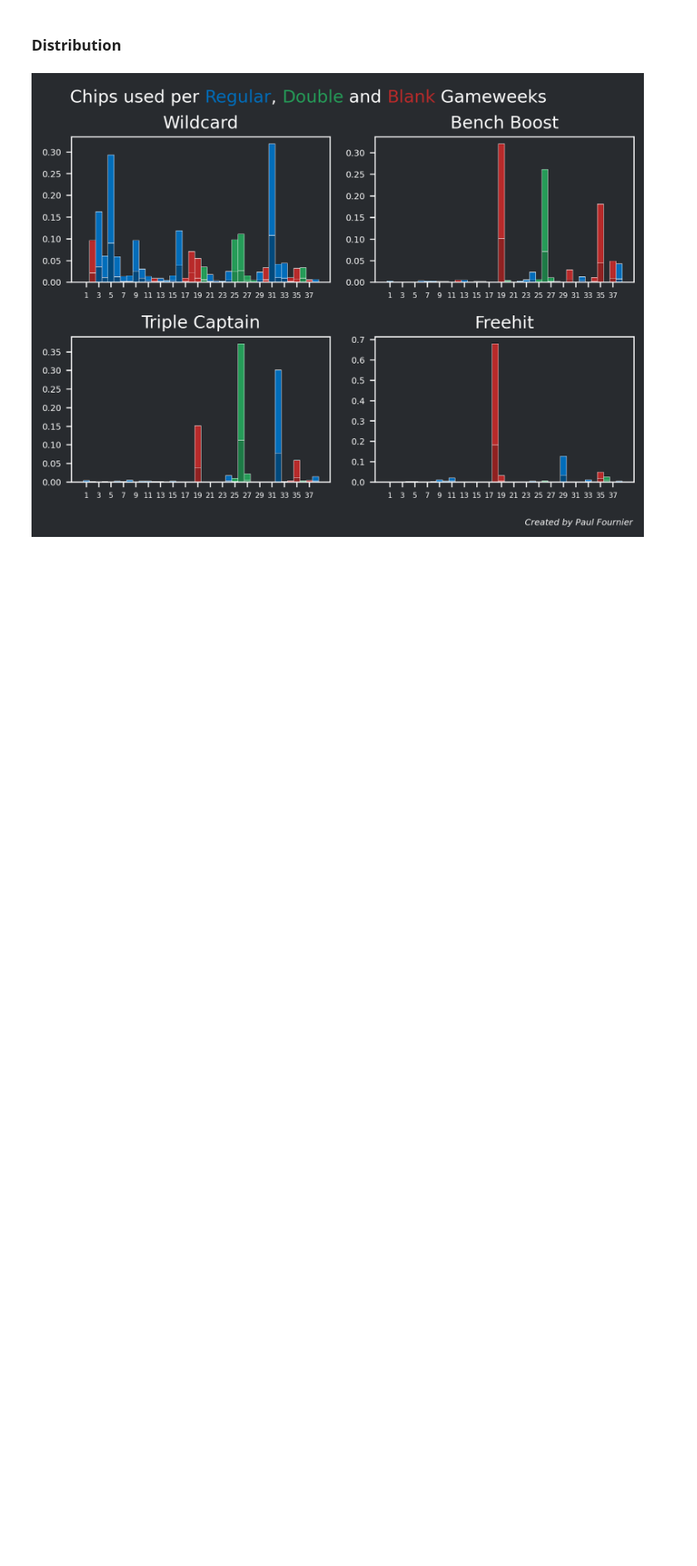
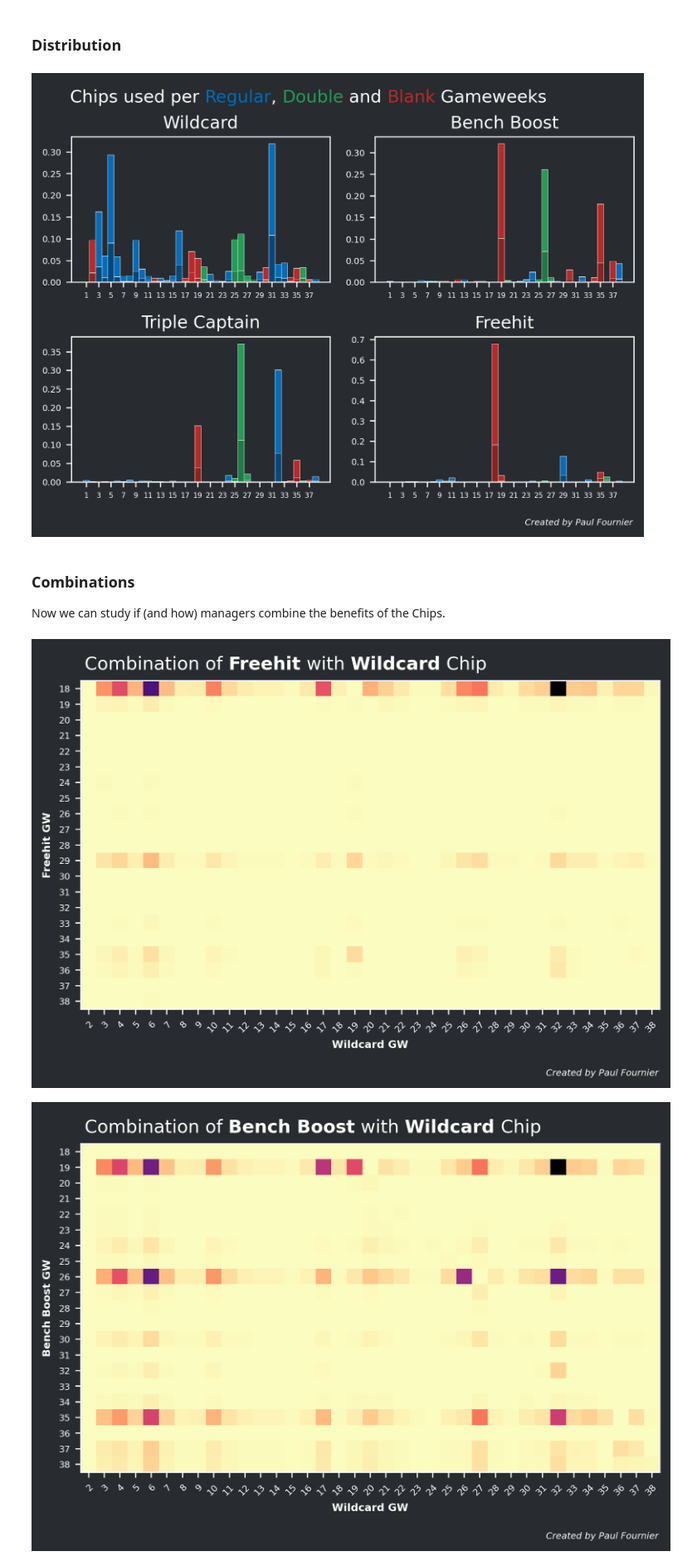
Before and after one commit to Fournierp/FPL, a Jupyter notebook: analysis/chips.ipynb, the cells around one changed output. Shown at 83% size. Cells and saved outputs as stored; diff of their text form; code cells hidden in the pictures; blank space fills up the shorter version.

Commit message:
EDA Chips combination

```diff
--- a/analysis/chips.ipynb
+++ b/analysis/chips.ipynb
@@ -187,3 +187,53 @@ plt.tight_layout()
 plt.show()
 # %% [output]
 [figure]
+# %% [markdown]
+### Combinations
+
+Now we can study if (and how) managers combine the benefits of the Chips.
+# %%
+mpl.rcParams['xtick.labelsize'] = 6
+mpl.rcParams['ytick.labelsize'] = 6
+
+columns = ['freehit', 'bboost', 'threexc']
+titles = ['Freehit', 'Bench Boost', 'Triple Captain']
+
+col2 = 'wildcard_2'
+title2 = 'Wildcard'
+
+for col1, title1 in zip(columns, titles):
+    heat = np.zeros((38-17, 37))
+    for i in range(38-17):
+        for j in range(1, 37):
+            heat[i, j] = chips[(chips[col1] == i+1+17) & ((chips['wildcard_2'] == j+1) | (chips['wildcard_1'] == j+1))].shape[0]
+
+    fig, ax = plt.subplots(tight_layout=True)
+    fig.set_facecolor(background)
+    ax.patch.set_alpha(0)
+
+    fig.text(
+        0.8, -0.02, "Created by Paul Fournier", fontstyle="italic",
+        fontsize=6, fontfamily='DejaVu Sans', color=text_color)
+
+    plt.imshow(heat, cmap='magma_r', interpolation='nearest')
+
+    ax.set_xticks(np.arange(0, 37))
+    ax.set_yticks(np.arange(0, 38-17))
+    ax.set_xticklabels(np.arange(2, 39))
+    ax.set_yticklabels(np.arange(18, 39))
+    ax.set_xlabel(f"{title2} GW", fontfamily=title_font, fontweight="bold", fontsize=7, color=text_color)
+    ax.set_ylabel(f"{title1} GW", fontfamily=title_font, fontweight="bold", fontsize=7, color=text_color)
+
+    fig_text(x=0.09, y=0.95,
+            s=f"Combination of <{title1}> with <{title2}> Chip",
+            highlight_textprops=[
+                {"fontweight": "bold"},
+                {"fontweight": "bold"}
+                ],
+        fontweight="regular", fontsize=12, fontfamily=title_font, color=text_color, alpha=1)
+
+    plt.setp(ax.get_xticklabels(), rotation=45, ha="right", rotation_mode="anchor")
+    plt.show()
+# %% [output]
+[figure, added]
+[figure, added]
```
Also changed, not shown: parts of 1 cell of this notebook.
